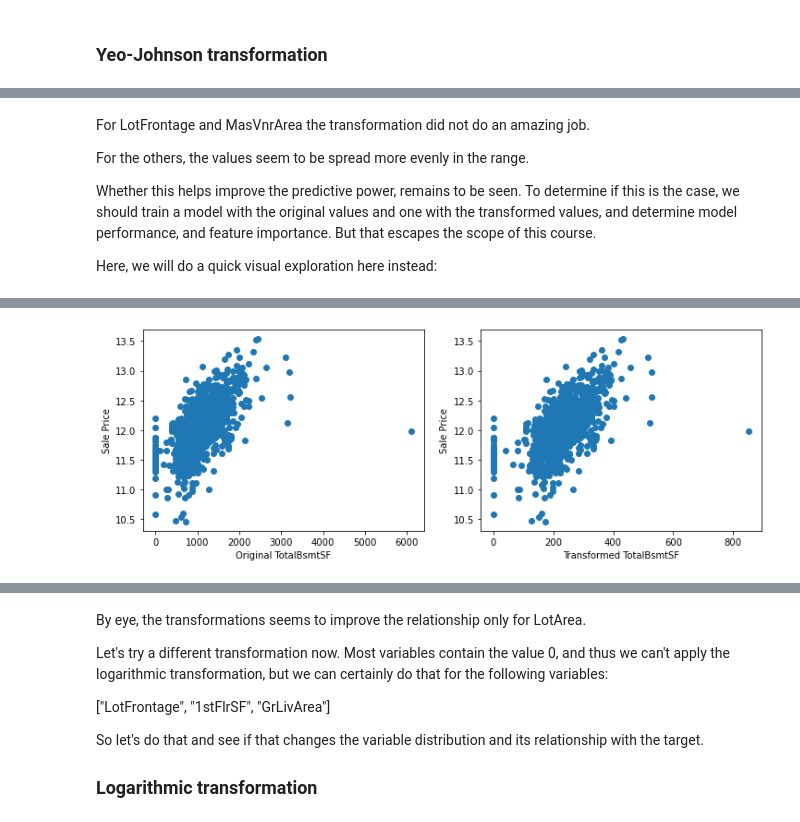
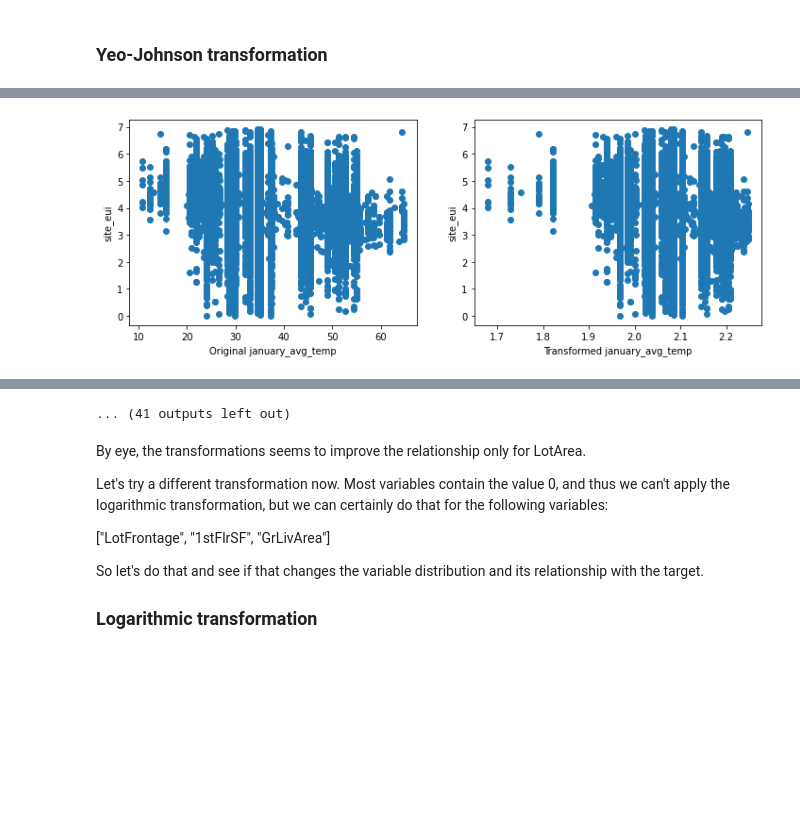
Before and after one commit to lp-dataninja/applied-mlops, a Jupyter notebook: research-and-development/01-data-analysis.ipynb, the cells around one changed output, grey strips where cells are left out. Drawn from its saved outputs; the diff is of its cells as text; code cells hidden in the pictures; blank space fills up the shorter version.

```diff
--- a/research-and-development/01-data-analysis.ipynb
+++ b/research-and-development/01-data-analysis.ipynb
@@ -176,7 +130,7 @@ data[cat_vars] = data[cat_vars].astype('O')
 # now let's identify the numerical variables
 
 num_vars = [
-    var for var in data.columns if var not in cat_vars and var != 'SalePrice'
+    var for var in data.columns if var not in cat_vars and var != 'site_eui'
 ]
 
 # number of numerical variables
@@ -291,11 +222,11 @@ def analyse_na_value(df, var):
     # determine the median price in the groups 1 and 0,
     # and the standard deviation of the sale price,
     # and we capture the results in a temporary dataset
-    tmp = df.groupby(var)['SalePrice'].agg(['mean', 'std'])
+    tmp = df.groupby(var)['site_eui'].agg(['mean', 'std'])
 
     # plot into a bar graph
     tmp.plot(kind="barh", y="mean", legend=False,
-             xerr="std", title="Sale Price", color='green')
+             xerr="std", title="site_eui", color='green')
 
     plt.show()
 # %%
@@ -497,8 +313,8 @@ MoSold is the month in which the house was sold.
 # %%
 for var in discrete_vars:
     # make boxplot with Catplot
-    sns.catplot(x=var, y='SalePrice', data=data, kind="box", height=4, aspect=1.5)
+    sns.catplot(x=var, y='site_eui', data=data, kind="box", height=4, aspect=1.5)
     # add data points to boxplot with stripplot
-    sns.stripplot(x=var, y='SalePrice', data=data, jitter=0.1, alpha=0.3, color='k')
+    sns.stripplot(x=var, y='site_eui', data=data, jitter=0.1, alpha=0.3, color='k')
     plt.show()
 # %% [output]
@@ -568,20 +356,3 @@ skewed = [
-# %%
-# capture the remaining continuous variables
-
-cont_vars = [
-    'LotFrontage',
-    'LotArea',
-    'MasVnrArea',
-    'BsmtFinSF1',
-    'BsmtUnfSF',
-    'TotalBsmtSF',
-    '1stFlrSF',
-    '2ndFlrSF',
-    'GrLivArea',
-    'GarageArea',
-    'WoodDeckSF',
-    'OpenPorchSF',
-]
 # %% [markdown]
 ### Yeo-Johnson transformation
 # %%
@@ -605,11 +376,3 @@ plt.show()
-# %% [markdown]
-For LotFrontage and MasVnrArea the transformation did not do an amazing job.
-
-For the others, the values seem to be spread more evenly in the range.
-
-Whether this helps improve the predictive power, remains to be seen. To determine if this is the case, we should train a model with the original values and one with the transformed values, and determine model performance, and feature importance. But that escapes the scope of this course.
-
-Here, we will do a quick visual exploration here instead:
 # %%
 # let's plot the original or transformed variables
 # vs sale price, and see if there is a relationship
@@ -620,14 +383,14 @@ for var in cont_vars:
 
     # plot the original variable vs sale price
     plt.subplot(1, 2, 1)
-    plt.scatter(data[var], np.log(data['SalePrice']))
-    plt.ylabel('Sale Price')
+    plt.scatter(data[var], np.log(data['site_eui']))
+    plt.ylabel('site_eui')
     plt.xlabel('Original ' + var)
 
     # plot transformed variable vs sale price
     plt.subplot(1, 2, 2)
-    plt.scatter(tmp[var], np.log(tmp['SalePrice']))
-    plt.ylabel('Sale Price')
+    plt.scatter(tmp[var], np.log(tmp['site_eui']))
+    plt.ylabel('site_eui')
     plt.xlabel('Transformed ' + var)
 
     plt.show()
@@ -640 +403 @@ for var in cont_vars:
-[figure, old version]
+[figure, new version]
@@ -647,3 +410,4 @@ for var in cont_vars:
+... (41 outputs left out)
 # %% [markdown]
 By eye, the transformations seems to improve the relationship only for LotArea.
 
```
Also changed, not shown: parts of 46 cells of this notebook.
